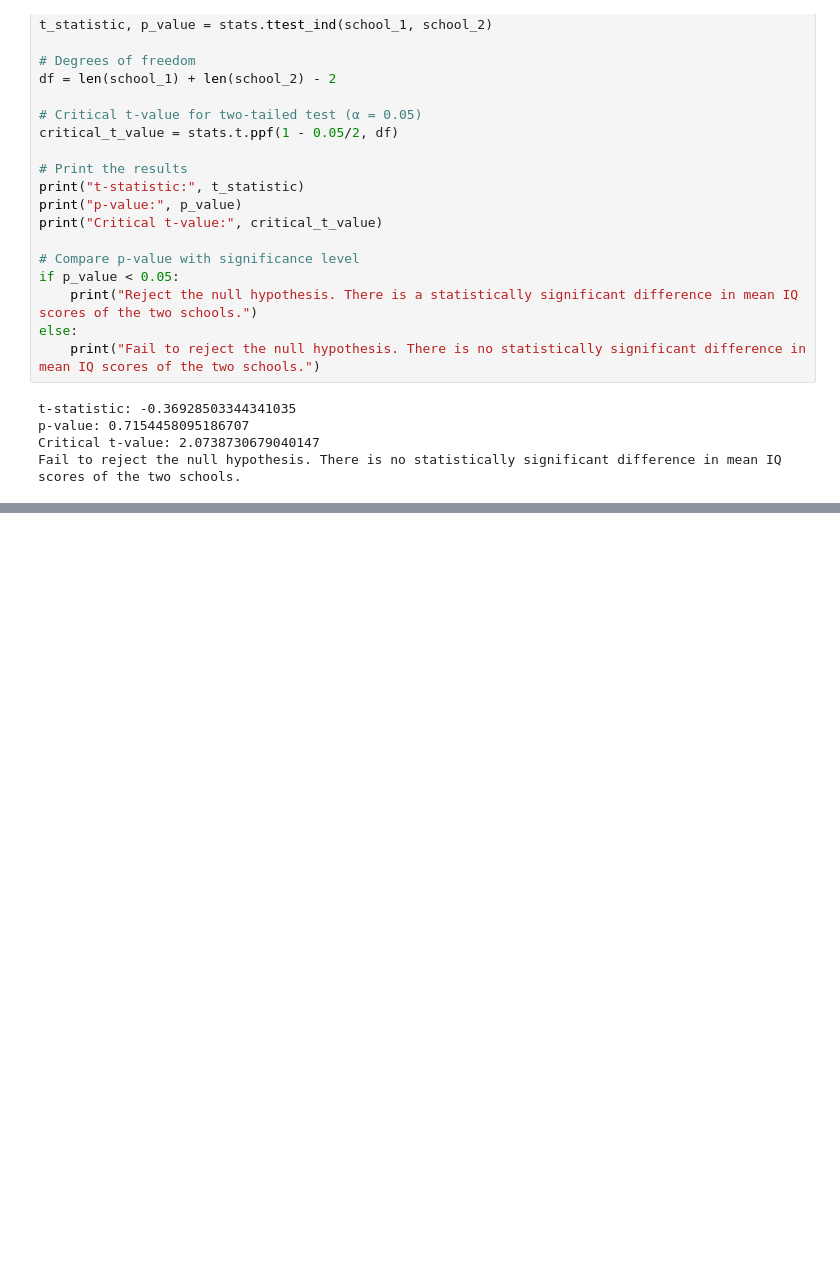
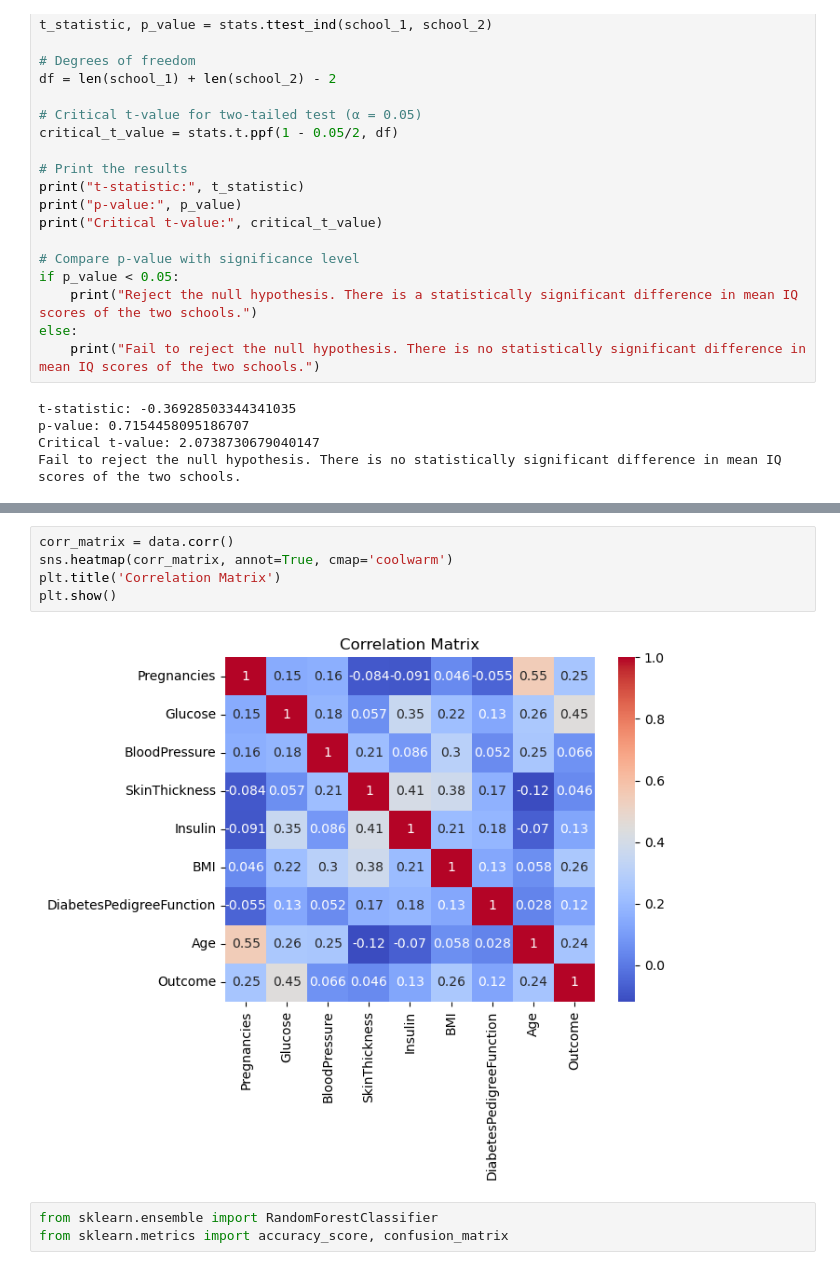
Before and after one commit to debnsuma/dsa, a Jupyter notebook: DSML/M10/hypotheis-testing.ipynb, the cells around one changed output, grey strips where cells are left out. Cells and saved outputs as stored; diff of their text form; blank space fills up the shorter version.

```diff
--- a/DSML/M10/hypotheis-testing.ipynb
+++ b/DSML/M10/hypotheis-testing.ipynb
@@ -439,0 +487,10 @@ Fail to reject the null hypothesis. There is no statistically significant differ
+# %%
+corr_matrix = data.corr()
+sns.heatmap(corr_matrix, annot=True, cmap='coolwarm')
+plt.title('Correlation Matrix')
+plt.show()
+# %% [output]
+[figure, added]
+# %%
+from sklearn.ensemble import RandomForestClassifier
+from sklearn.metrics import accuracy_score, confusion_matrix
```
Also changed, not shown: parts of 4 cells of this notebook, 2 other files.
